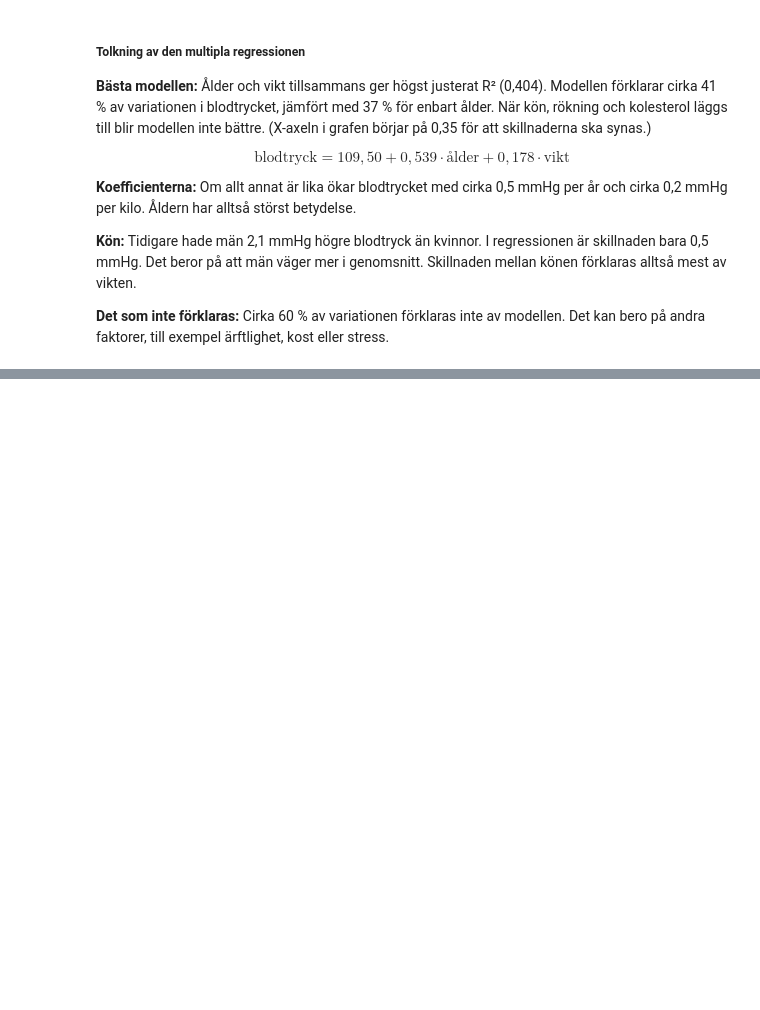
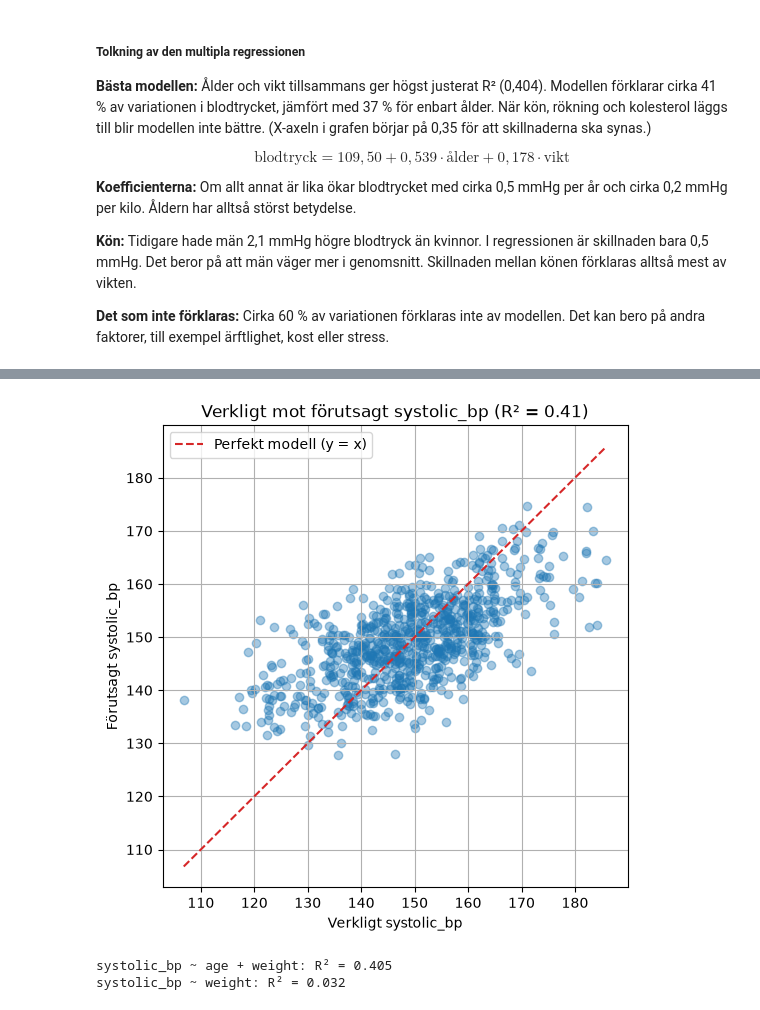
Before and after one commit to roshima-fernando/halsostudie---examuppgift, a Jupyter notebook: health_study.ipynb, the cells around one changed output, grey strips where cells are left out. Drawn from its saved outputs; the diff is of its cells as text; code cells hidden in the pictures; blank space fills up the shorter version.

```diff
--- a/health_study.ipynb
+++ b/health_study.ipynb
@@ -636,0 +669,12 @@ $$\text{blodtryck} = 109{,}50 + 0{,}539 \cdot \text{ålder} + 0{,}178 \cdot \tex
+# %%
+analyzer.plot_predicted_vs_actual(["age", "weight"])
+plt.show()
+# %% [output]
+[figure, added]
+# %%
+# Alla modeller som klassen har anpassat
+for name, res in analyzer.results.items():
+    print(f"{name}: R² = {res['R2']:.3f}")
+# %% [output]
+systolic_bp ~ age + weight: R² = 0.405
+systolic_bp ~ weight: R² = 0.032
```
Also changed, not shown: parts of 9 cells of this notebook, 2 other files.
